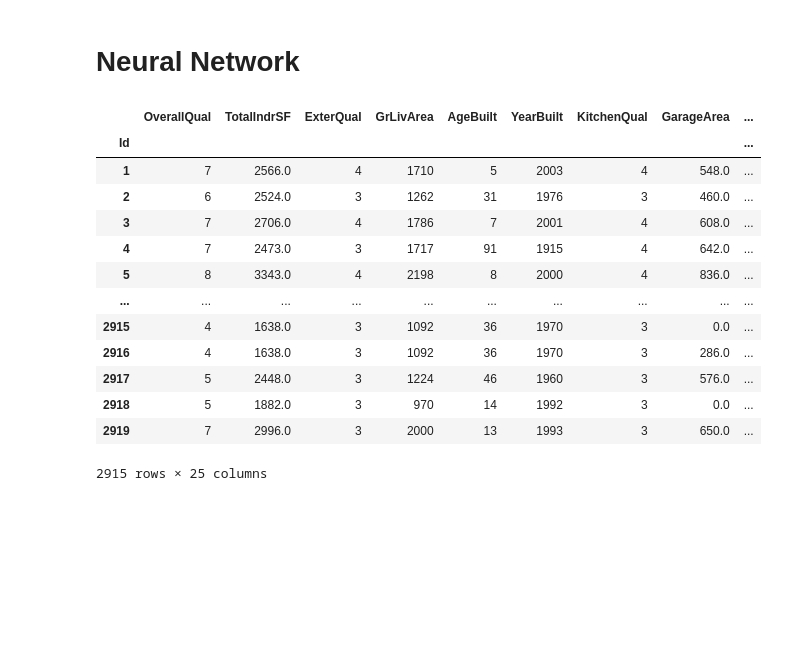
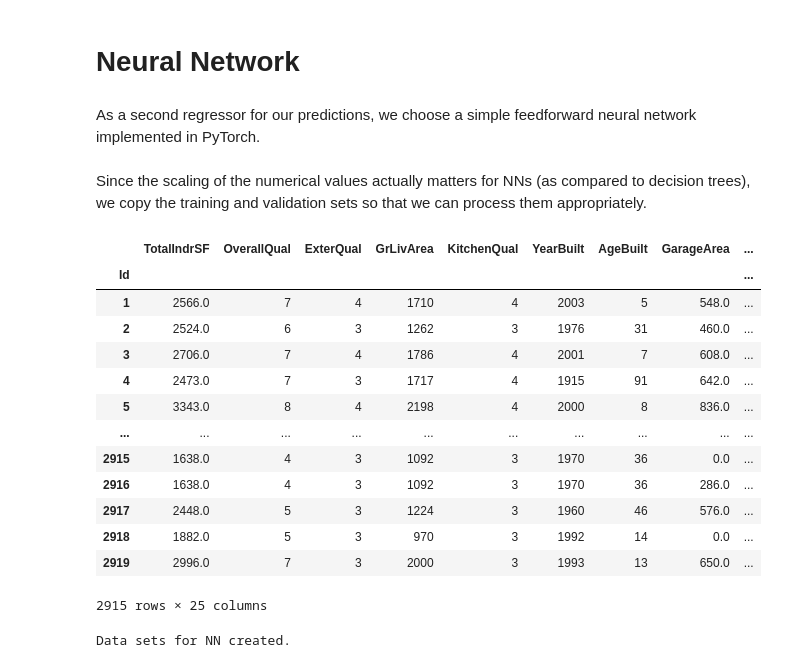
Before and after one commit to larpal/KaggleHousePrices, a Jupyter notebook: house_prices_XGB_NN.ipynb, the cells around one changed output. Drawn from its saved outputs; the diff is of its cells as text; code cells hidden in the pictures; blank space fills up the shorter version.

```diff
--- a/house_prices_XGB_NN.ipynb
+++ b/house_prices_XGB_NN.ipynb
@@ -553,5 +589,7 @@ RMSE:  0.13078053357353028
 # %% [markdown]
 # Neural Network
+# %% [markdown]
+As a second regressor for our predictions, we choose a simple feedforward neural network implemented in PyTorch.
 # %%
 import torch
 import torch.nn as nn
@@ -564,17 +598,23 @@ X_train_keep_RF,X_val_keep_RF = split_vals(df_keep_RF,1-round(len(df_keep_RF)/10
-# %%
-df_NN = df_tot_onehot[to_keep_NN].copy(); display(df_NN)
-# %% [output]
-|  | OverallQual | TotalIndrSF | ExterQual | GrLivArea | AgeBuilt | YearBuilt | KitchenQual | GarageArea | ... |
-| Id |  |  |  |  |  |  |  |  | ... |
-| 1 | 7 | 2566.0 | 4 | 1710 | 5 | 2003 | 4 | 548.0 | ... |
-| 2 | 6 | 2524.0 | 3 | 1262 | 31 | 1976 | 3 | 460.0 | ... |
-| 3 | 7 | 2706.0 | 4 | 1786 | 7 | 2001 | 4 | 608.0 | ... |
-| 4 | 7 | 2473.0 | 3 | 1717 | 91 | 1915 | 4 | 642.0 | ... |
-| 5 | 8 | 3343.0 | 4 | 2198 | 8 | 2000 | 4 | 836.0 | ... |
-| ... | ... | ... | ... | ... | ... | ... | ... | ... | ... |
-| 2915 | 4 | 1638.0 | 3 | 1092 | 36 | 1970 | 3 | 0.0 | ... |
-| 2916 | 4 | 1638.0 | 3 | 1092 | 36 | 1970 | 3 | 286.0 | ... |
-| 2917 | 5 | 2448.0 | 3 | 1224 | 46 | 1960 | 3 | 576.0 | ... |
-| 2918 | 5 | 1882.0 | 3 | 970 | 14 | 1992 | 3 | 0.0 | ... |
-| 2919 | 7 | 2996.0 | 3 | 2000 | 13 | 1993 | 3 | 650.0 | ... |
-2915 rows × 25 columns
+# %% [markdown]
+Since the scaling of the numerical values actually matters for NNs (as compared to decision trees), we copy the training and validation sets so that we can process them appropriately.
+# %%
+# create the dataset for our NN
+to_keep_NN = fi[fi.imp >= imp_minval].cols;
+df_NN = df_tot_onehot[to_keep_NN].copy(); display(df_NN)
+print('Data sets for NN created.')
+# %% [output]
+|  | TotalIndrSF | OverallQual | ExterQual | GrLivArea | KitchenQual | YearBuilt | AgeBuilt | GarageArea | ... |
+| Id |  |  |  |  |  |  |  |  | ... |
+| 1 | 2566.0 | 7 | 4 | 1710 | 4 | 2003 | 5 | 548.0 | ... |
+| 2 | 2524.0 | 6 | 3 | 1262 | 3 | 1976 | 31 | 460.0 | ... |
+| 3 | 2706.0 | 7 | 4 | 1786 | 4 | 2001 | 7 | 608.0 | ... |
+| 4 | 2473.0 | 7 | 3 | 1717 | 4 | 1915 | 91 | 642.0 | ... |
+| 5 | 3343.0 | 8 | 4 | 2198 | 4 | 2000 | 8 | 836.0 | ... |
+| ... | ... | ... | ... | ... | ... | ... | ... | ... | ... |
+| 2915 | 1638.0 | 4 | 3 | 1092 | 3 | 1970 | 36 | 0.0 | ... |
+| 2916 | 1638.0 | 4 | 3 | 1092 | 3 | 1970 | 36 | 286.0 | ... |
+| 2917 | 2448.0 | 5 | 3 | 1224 | 3 | 1960 | 46 | 576.0 | ... |
+| 2918 | 1882.0 | 5 | 3 | 970 | 3 | 1992 | 14 | 0.0 | ... |
+| 2919 | 2996.0 | 7 | 3 | 2000 | 3 | 1993 | 13 | 650.0 | ... |
+2915 rows × 25 columns
+Data sets for NN created.
```
Also changed, not shown: parts of 73 cells of this notebook, 1 other file.
